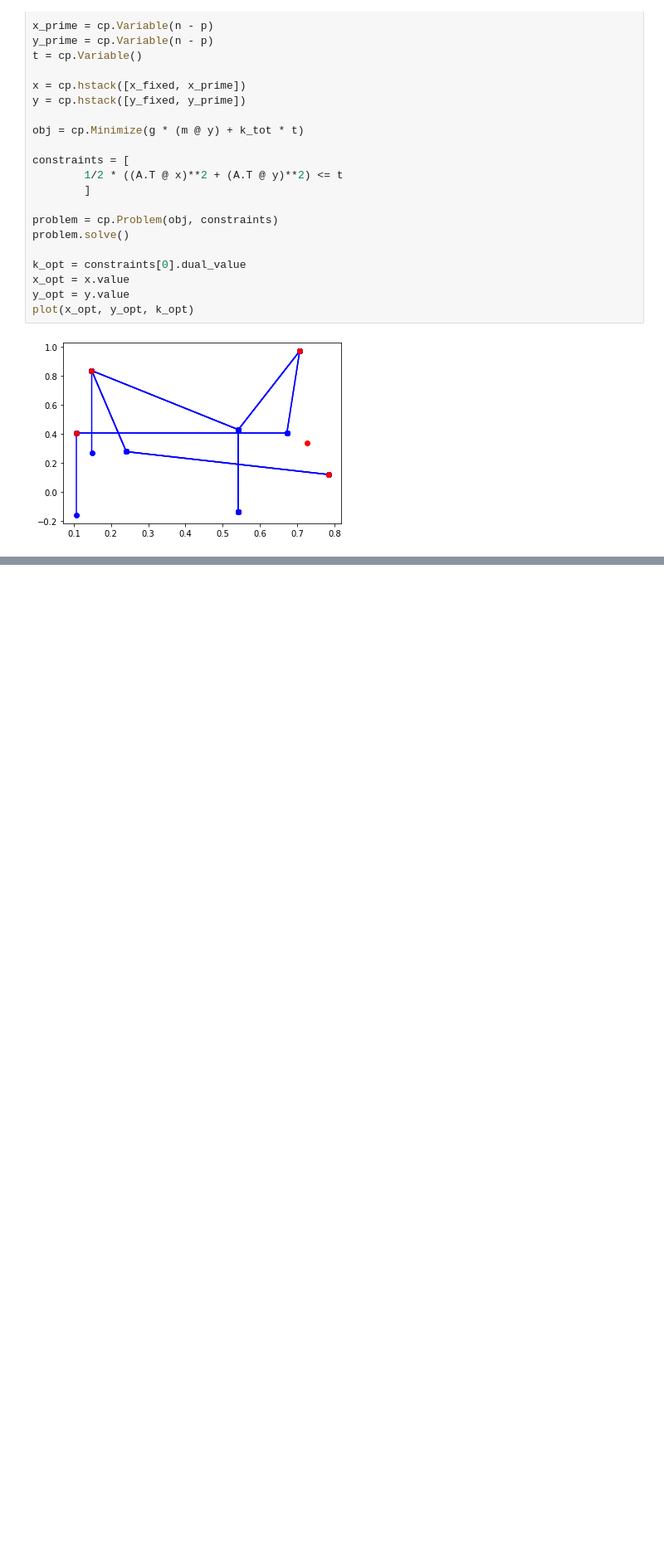
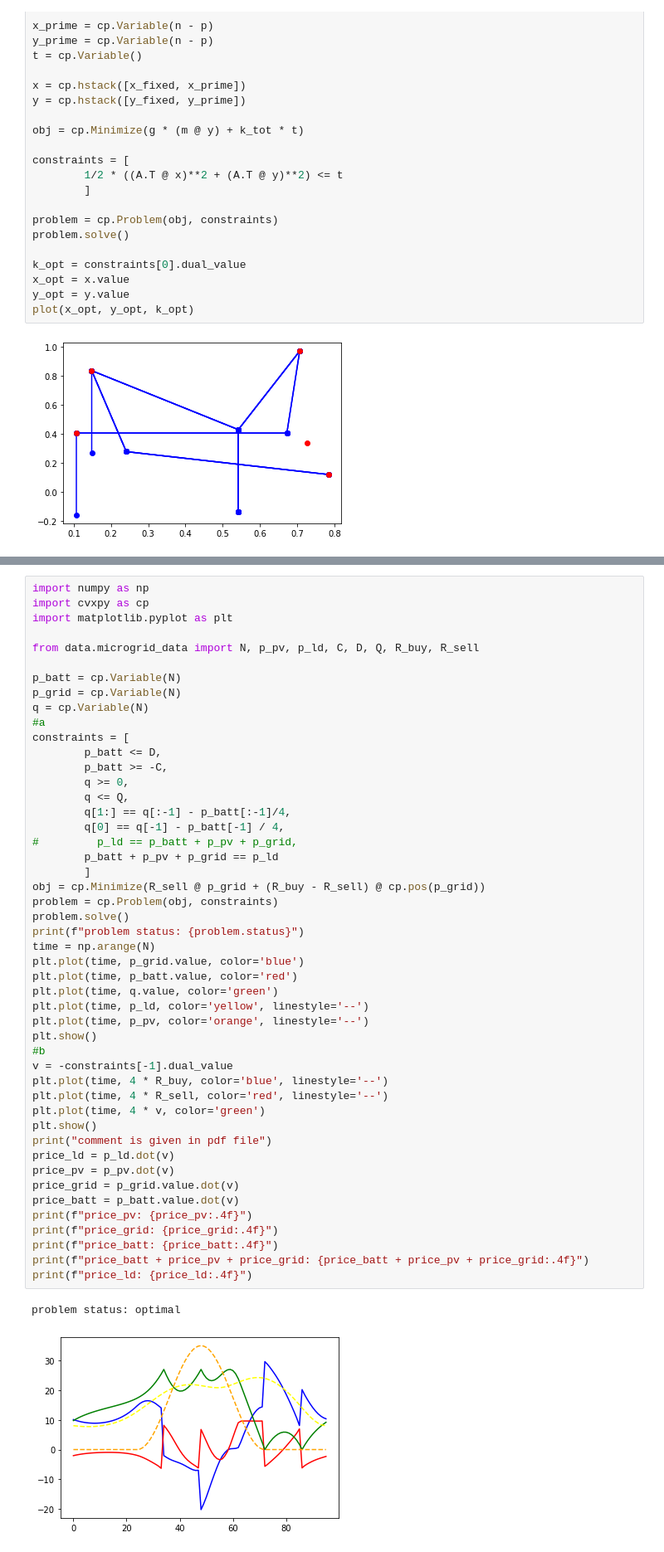
Before and after one commit to kbanihashem/convex-opt-course-material, a Jupyter notebook: pset14/14.ipynb, the cells around one changed output, grey strips where cells are left out. Shown: that part at 83% size. Saved outputs shown, nothing was run; the diff lists cells and outputs as text; blank space fills up the shorter version.

```diff
--- a/pset14/14.ipynb
+++ b/pset14/14.ipynb
@@ -146,0 +149,51 @@ plot(x_opt, y_opt, k_opt)
+# %%
+import numpy as np
+import cvxpy as cp
+import matplotlib.pyplot as plt
+
+from data.microgrid_data import N, p_pv, p_ld, C, D, Q, R_buy, R_sell
+
+p_batt = cp.Variable(N)
+p_grid = cp.Variable(N)
+q = cp.Variable(N)
+#a
+constraints = [
+        p_batt <= D,
+        p_batt >= -C,
+        q >= 0,
+        q <= Q,
+        q[1:] == q[:-1] - p_batt[:-1]/4,
+        q[0] == q[-1] - p_batt[-1] / 4,
+#         p_ld == p_batt + p_pv + p_grid,
+        p_batt + p_pv + p_grid == p_ld
+        ]
+obj = cp.Minimize(R_sell @ p_grid + (R_buy - R_sell) @ cp.pos(p_grid))
+problem = cp.Problem(obj, constraints)
+problem.solve()
+print(f"problem status: {problem.status}")
+time = np.arange(N)
+plt.plot(time, p_grid.value, color='blue')
+plt.plot(time, p_batt.value, color='red')
+plt.plot(time, q.value, color='green')
+plt.plot(time, p_ld, color='yellow', linestyle='--')
+plt.plot(time, p_pv, color='orange', linestyle='--')
+plt.show()
+#b
+v = -constraints[-1].dual_value
+plt.plot(time, 4 * R_buy, color='blue', linestyle='--')
+plt.plot(time, 4 * R_sell, color='red', linestyle='--')
+plt.plot(time, 4 * v, color='green')
+plt.show()
+print("comment is given in pdf file")
+price_ld = p_ld.dot(v)
+price_pv = p_pv.dot(v)
+price_grid = p_grid.value.dot(v)
+price_batt = p_batt.value.dot(v)
+print(f"price_pv: {price_pv:.4f}")
+print(f"price_grid: {price_grid:.4f}")
+print(f"price_batt: {price_batt:.4f}")
+print(f"price_batt + price_pv + price_grid: {price_batt + price_pv + price_grid:.4f}")
+print(f"price_ld: {price_ld:.4f}")
+# %% [output]
+problem status: optimal
+[figure, added]
```
Also changed, not shown: parts of 2 cells of this notebook, 2 other files.
